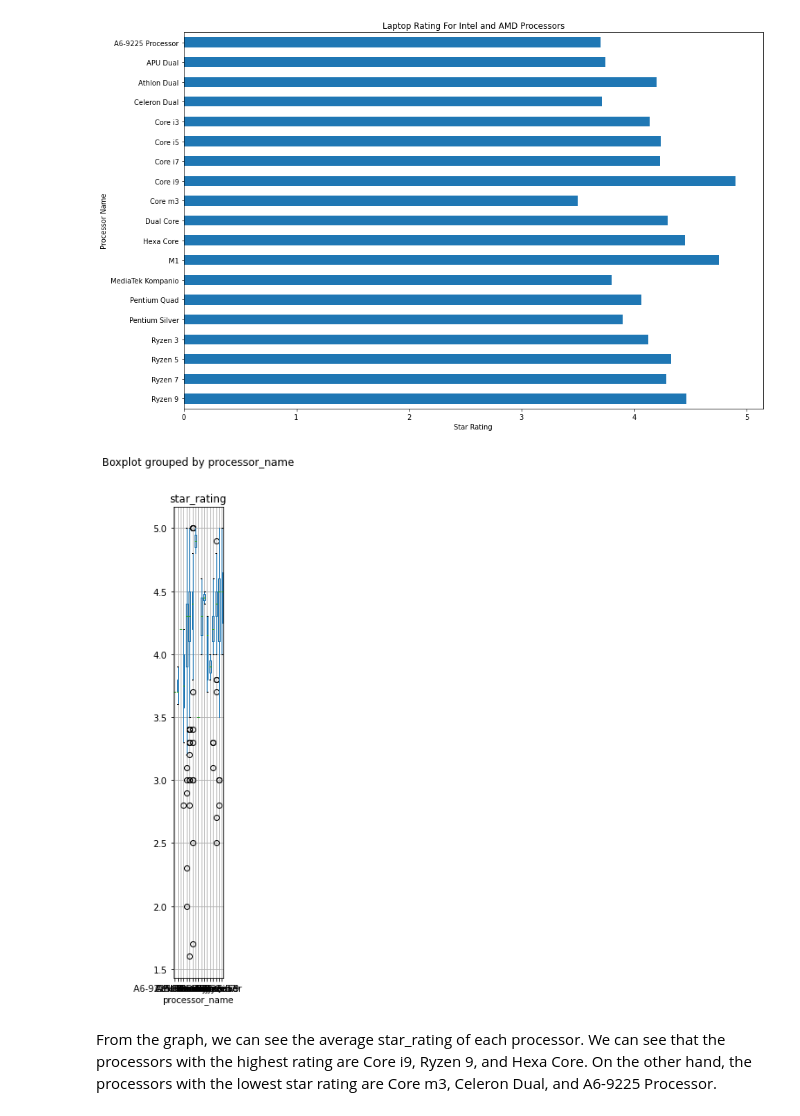
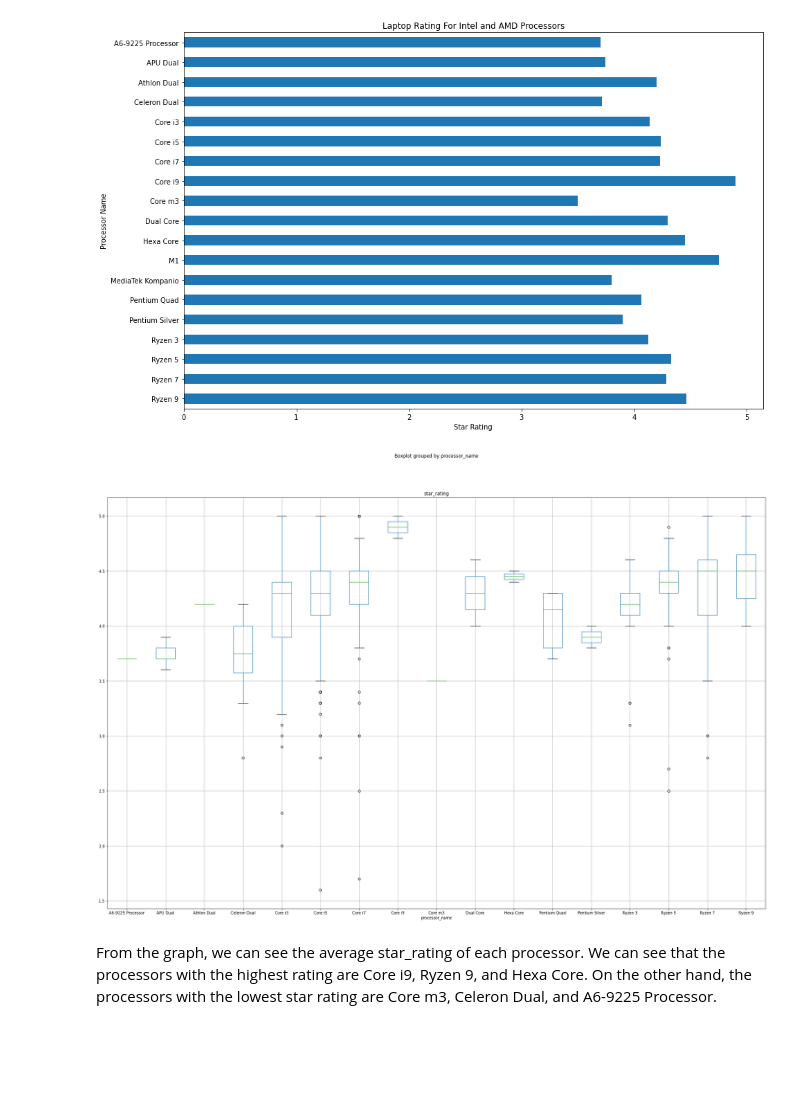
Before and after one commit to AureliusLim/csmodel-phase1, a Jupyter notebook: main_notebook.ipynb, the cells around one changed output. Saved outputs shown, nothing was run; the diff lists cells and outputs as text; code cells hidden in the pictures; blank space fills up the shorter version.

```diff
--- a/main_notebook.ipynb
+++ b/main_notebook.ipynb
@@ -356,10 +356,10 @@ plt.title('Laptop Rating For Intel and AMD Processors')
 Text(0.5, 1.0, 'Laptop Rating For Intel and AMD Processors')
 [figure]
 # %%
-pname_df.boxplot("star_rating", by="processor_name",figsize=(1,10))
+pname_df.boxplot("star_rating", by="processor_name",figsize=(30,20))
 plt.show()
 # %% [output]
-[figure, old version]
+[figure, new version]
 # %% [markdown]
 From the graph, we can see the average star_rating of each processor. We can see that the processors with the highest rating are Core i9, Ryzen 9, and Hexa Core. On the other hand, the processors with the lowest star rating are Core m3, Celeron Dual, and A6-9225 Processor.
 # %% [markdown]
```
Also changed, not shown: parts of 13 cells of this notebook.
